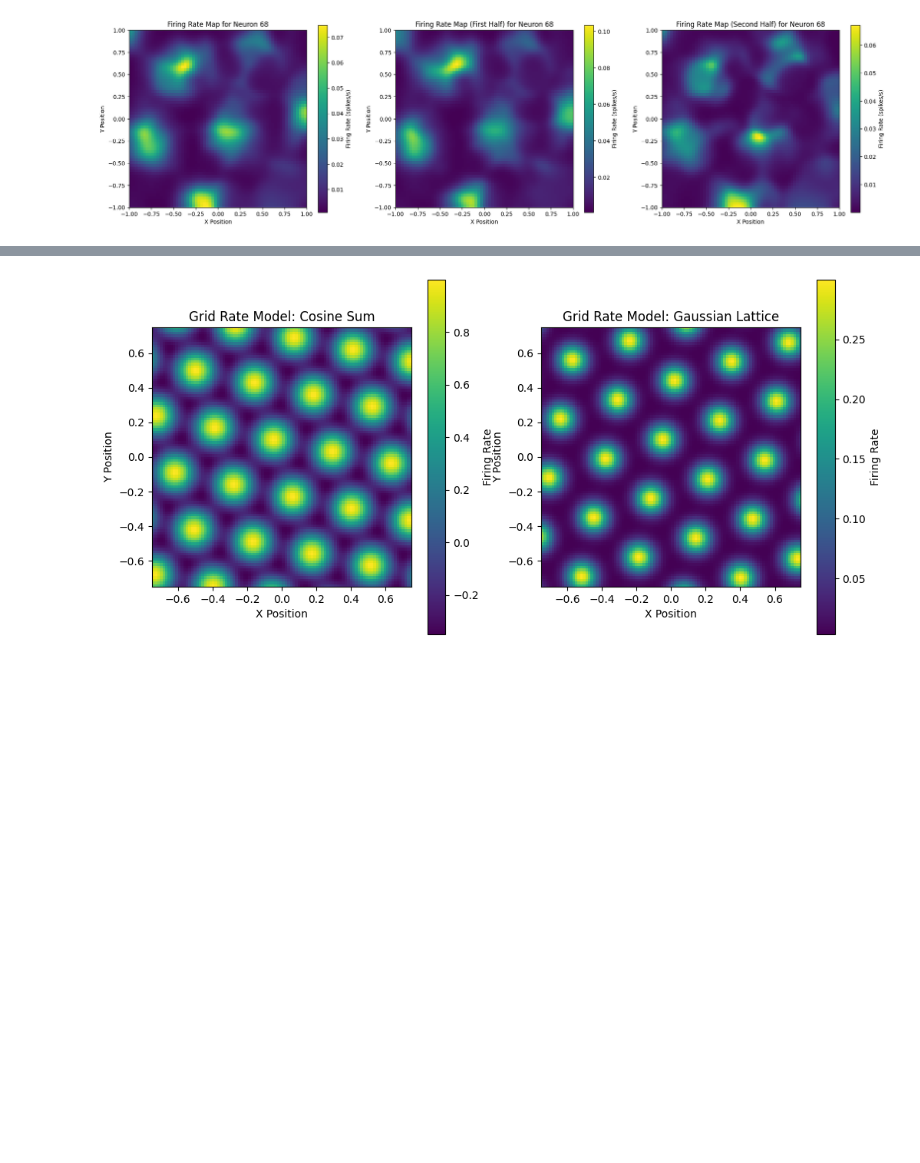
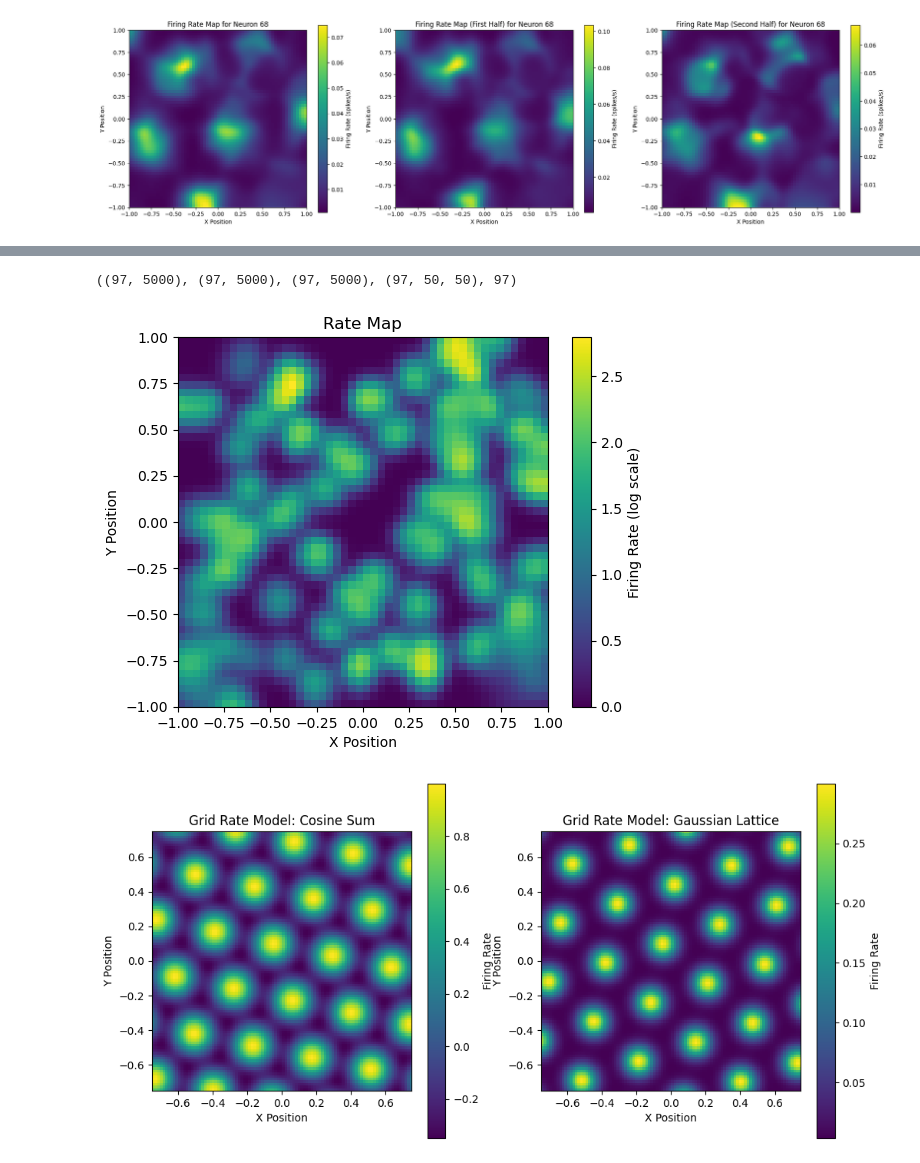
Before and after one commit to reillytilbury/EDGAR, a Jupyter notebook: scratchpad.ipynb, the cells around one changed output, grey strips where cells are left out. Drawn from its saved outputs; the diff is of its cells as text; code cells hidden in the pictures; blank space fills up the shorter version.

```diff
--- a/scratchpad.ipynb
+++ b/scratchpad.ipynb
@@ -226,3 +247,17 @@ plt.title(f'Firing Rate Map (Second Half) for Neuron {cell_no}')
 plt.show()
 # %% [output]
 [figure]
+# %%
+# test data_parser functions
+from experiments.grid_cells.data_parser import compute_rate_map, load_and_process_data
+
+result = load_and_process_data('/home/dabin/data/Toroidal_topology_grid_cell_data/rat_q_grid_modules_1_2.npz', filter_grid_cells=True)
+predictors = result['predictors']
+response = result['response']
+rate_maps = result['rate_maps']
+position_data = result['position_data']
+n_spatial_bins = position_data['n_spatial_bins']
+
+x = predictors['x']
+y = predictors['y']
+n_cells = response.shape[0]
@@ -229,3 +272,19 @@ plt.show()
+# %%
+x.shape, y.shape, response.shape, rate_maps.shape, n_cells
+# %% [output]
+((97, 5000), (97, 5000), (97, 5000), (97, 50, 50), 97)
+# %%
+
+# visualise rate map of a sample cell
+cell_idx = np.random.randint(0, n_cells-1)
+plt.imshow(np.log(rate_maps[cell_idx].T + 1), origin='lower', extent=[-1, 1, -1, 1])
+plt.colorbar(label='Firing Rate (log scale)')
+plt.xlabel('X Position')
+plt.ylabel('Y Position')
+plt.title('Rate Map')
+plt.show()
+# %% [output]
+[figure, added]
 # %%
 def grid_rate_cosine(
     x, y,
```
Also changed, not shown: parts of 5 cells of this notebook.
